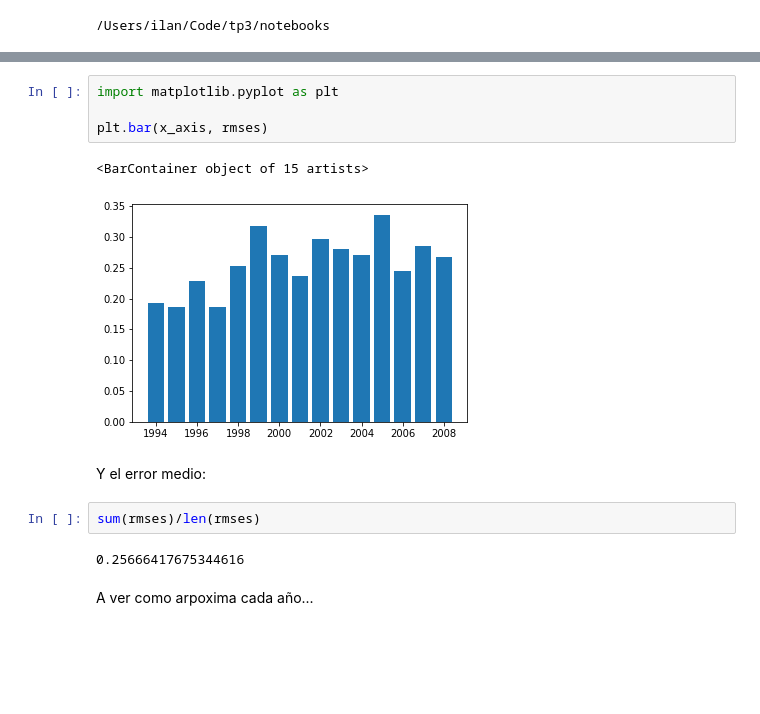
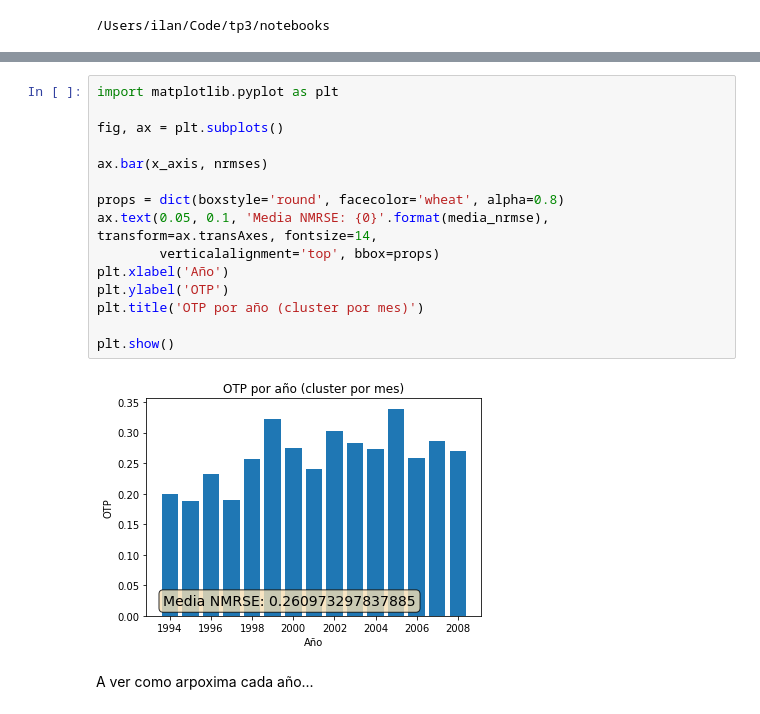
Before and after one commit to ricardogcolombo/tp3, a Jupyter notebook: notebooks/OTPPorMes.ipynb, the cells around one changed output, grey strips where cells are left out. Cells and saved outputs as stored; diff of their text form; blank space fills up the shorter version.

```diff
--- a/notebooks/OTPPorMes.ipynb
+++ b/notebooks/OTPPorMes.ipynb
@@ -138,16 +121,20 @@ for i in range(len(data)):
-# %%
-import matplotlib.pyplot as plt
-
-plt.bar(x_axis, rmses)
-# %% [output]
-<BarContainer object of 15 artists>
-[figure, removed]
-# %% [markdown]
-Y el error medio:
-# %%
-sum(rmses)/len(rmses)
-# %% [output]
-0.25666417675344616
+# %%
+import matplotlib.pyplot as plt
+
+fig, ax = plt.subplots()
+
+ax.bar(x_axis, nrmses)
+
+props = dict(boxstyle='round', facecolor='wheat', alpha=0.8)
+ax.text(0.05, 0.1, 'Media NMRSE: {0}'.format(media_nrmse), transform=ax.transAxes, fontsize=14,
+        verticalalignment='top', bbox=props)
+plt.xlabel('Año')
+plt.ylabel('OTP')
+plt.title('OTP por año (cluster por mes)')
+
+plt.show()
+# %% [output]
+[figure, added]
 # %% [markdown]
 A ver como arpoxima cada año...
 # %%
```
Also changed, not shown: parts of 12 cells of this notebook.
